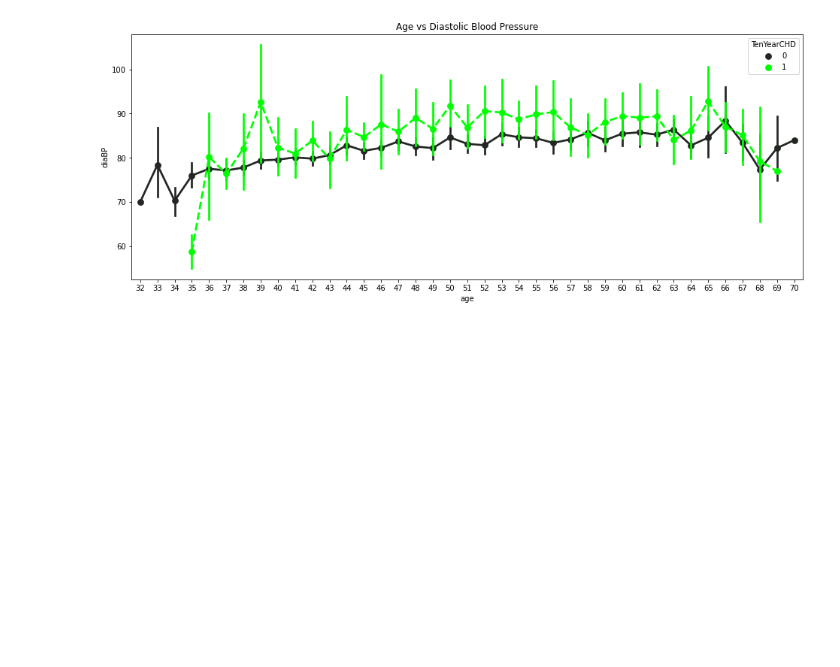
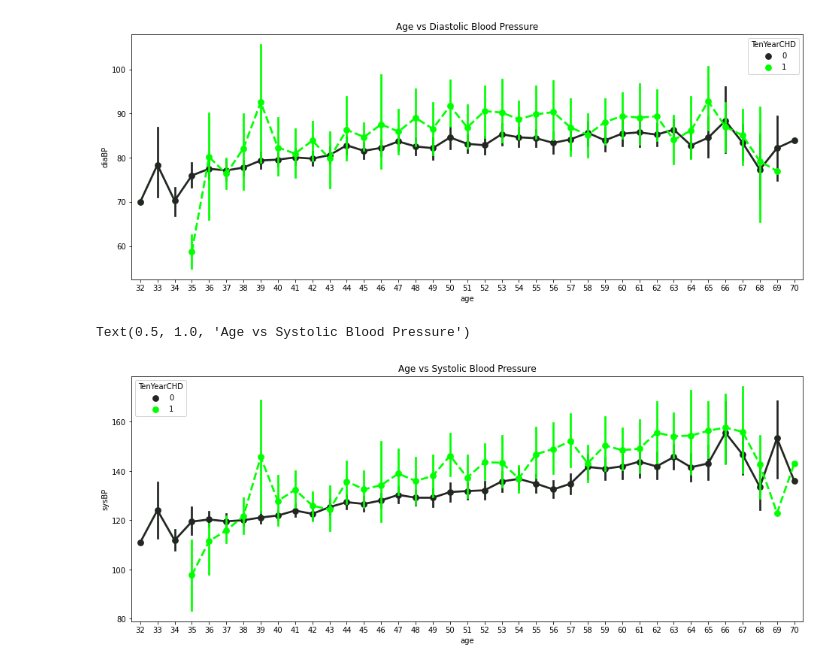
Before and after one commit to NimeshaPrasadini/ML_Assignment2_IT19028774_IT19140476_IT19123578_IT19138732, a Jupyter notebook: IT19028774_IT19140476_IT19123578_IT19138732.ipynb, the cells around one changed output. Cells and saved outputs as stored; diff of their text form; code cells hidden in the pictures; blank space fills up the shorter version.

```diff
--- a/IT19028774_IT19140476_IT19123578_IT19138732.ipynb
+++ b/IT19028774_IT19140476_IT19123578_IT19138732.ipynb
@@ -15,7 +15,7 @@ import matplotlib.mlab as mlab
 #IT19028774 - Athapaththu P.N.P.
 
 # Loading Heart Data from framingham.csv
-chd_df=pd.read_csv("framingham.csv")
+chd_df=pd.read_csv("framingham2.csv")
 #drop education column
 chd_df.drop(['education'],axis=1,inplace=True)
 chd_df.head()
@@ -278,0 +281,9 @@ Text(0.5, 1.0, 'Age vs Diastolic Blood Pressure')
+# %%
+#Danuka - IT19138732
+fig,ax=plt.subplots(figsize=(16,6))
+sn.pointplot(x='age',y='sysBP',data=chd_df,color='Lime',hue='TenYearCHD',linestyles=["-", "--"])
+plt.title('Age vs Systolic Blood Pressure')
+#People with heart disease tend to have higher
+# %% [output]
+Text(0.5, 1.0, 'Age vs Systolic Blood Pressure')
+[figure, added]
```
Also changed, not shown: parts of 2 cells of this notebook, 1 other file.
